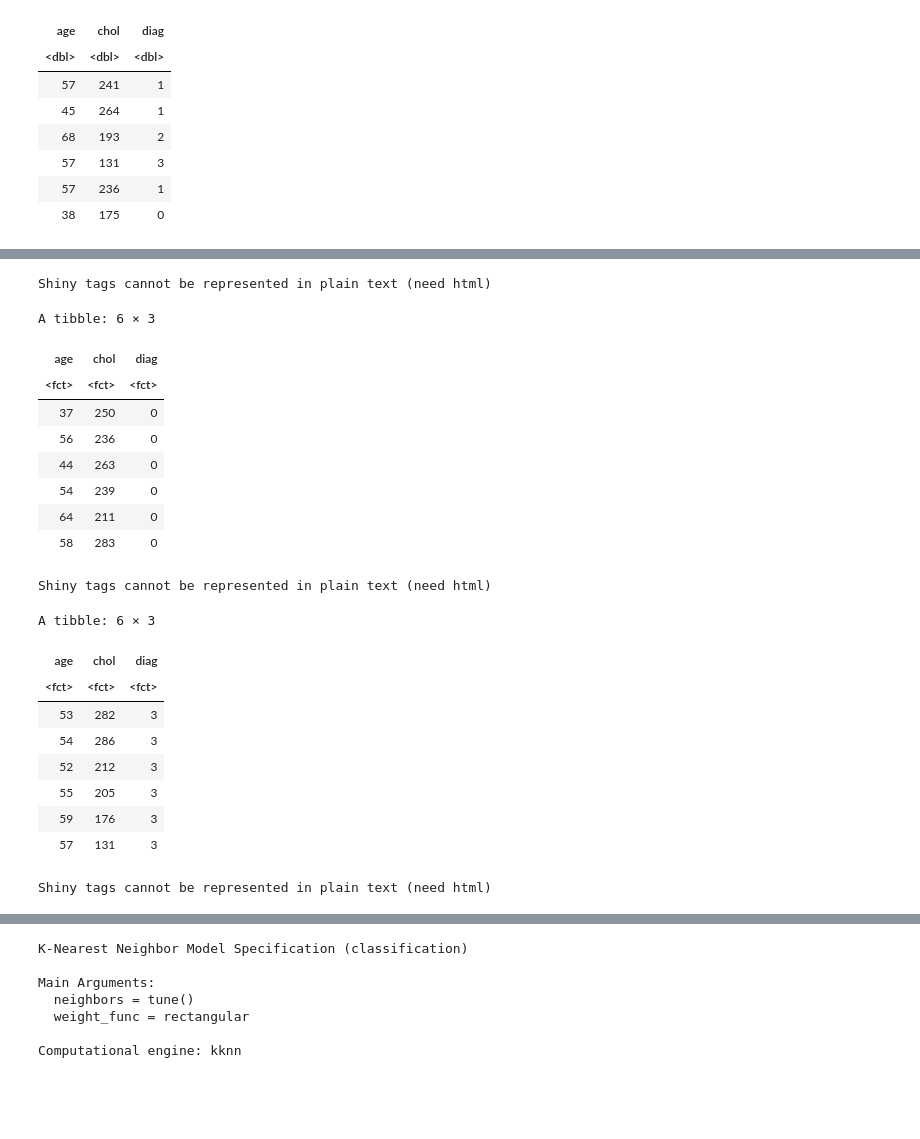
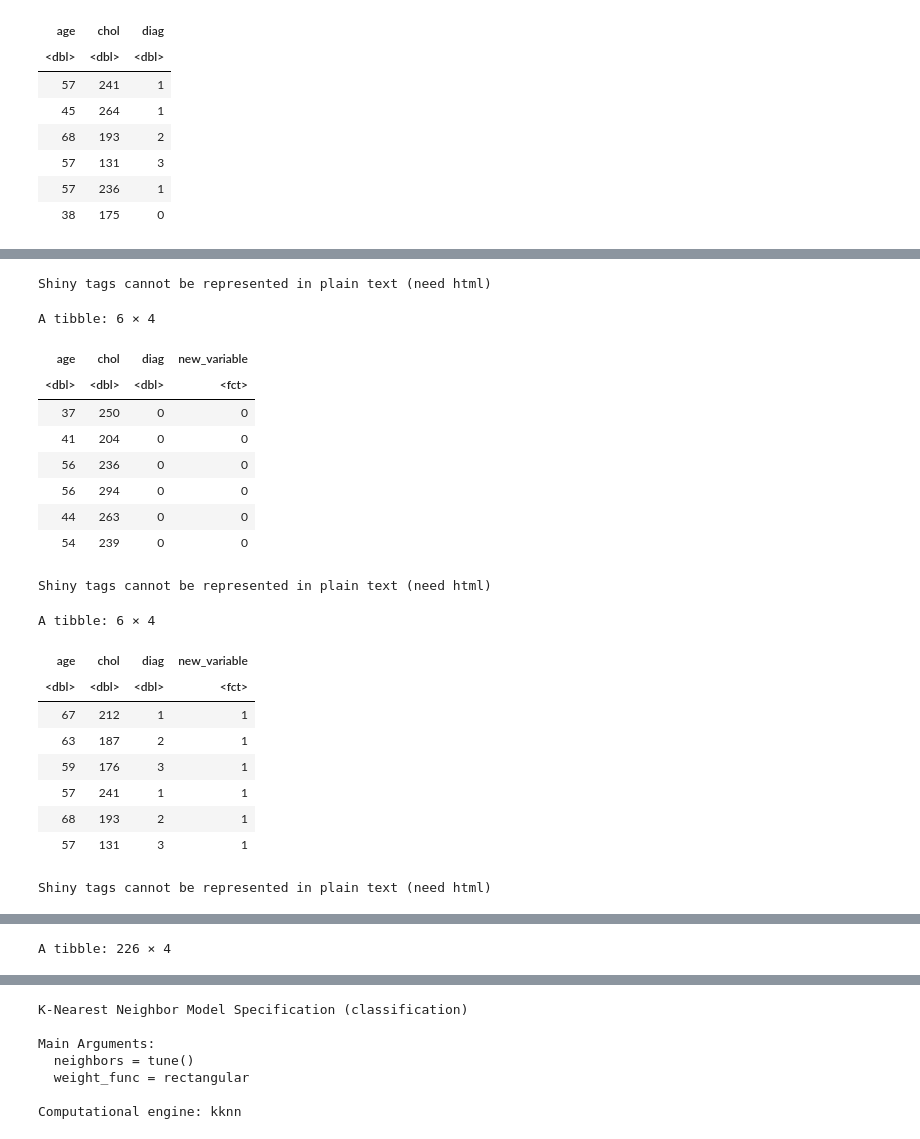
Before and after one commit to matthewzizek/dsci-100-project, a Jupyter notebook: GroupProjectReport.ipynb, the cells around one changed output, grey strips where cells are left out. Saved outputs shown, nothing was run; the diff lists cells and outputs as text; code cells hidden in the pictures; blank space fills up the shorter version.

```diff
--- a/GroupProjectReport.ipynb
+++ b/GroupProjectReport.ipynb
@@ -66,3 +89,9 @@ A tibble: 6 × 3
 | 57 | 131 | 3 |
 | 57 | 236 | 1 |
 | 38 | 175 | 0 |
+# %%
+# Create a new variable based on the condition
+cleveland$new_variable <- ifelse(cleveland$diag == 0, 0, 1)
+
+# Print the updated data frame
+print(cleveland)
@@ -70,7 +114,9 @@ A tibble: 6 × 3
 set.seed(1)
 
 # Splitting the data frame into training and testing datasets
-cleveland_split <- initial_split(cleveland, prop = 0.75, strata = diag)
+# cleveland$diag <- factor(cleveland$diag)
+cleveland$new_variable <- factor(cleveland$new_variable)
+cleveland_split <- initial_split(cleveland, prop = 0.75, strata = new_variable)
 
 cleveland_train <- training(cleveland_split)
 cleveland_test <- testing(cleveland_split)
@@ -81,58 +127,60 @@ strong("Table 4: ")
 tail(cleveland_train)
 
 # Creating a recipe
-cleveland_recipe <- recipe(diag ~ ., data = cleveland_train)
+cleveland_recipe <- recipe(new_variable ~ ., data = cleveland_train)
 
 strong("Table 5: ")
 cleveland_recipe <- cleveland_recipe |>
     step_scale(all_predictors()) |>
     step_center(all_predictors()) |>
     prep()
 cleveland_recipe
 
 scaled_cleveland <- bake(cleveland_recipe, cleveland_train)
 scaled_cleveland
 
-cleveland$age <- factor(cleveland$age)
-cleveland$chol <- factor(cleveland$chol)
-cleveland$diag <- factor(cleveland$diag)
+#cleveland$age <- factor(cleveland$age)
+#cleveland$chol <- factor(cleveland$chol)
+#cleveland$diag <- factor(cleveland$diag)
 
 #cleveland2 <- as.factor(cleveland2)
 
+#cleveland2$diag <- as.character(cleveland2$diag)
+
 # cleans and renames columns
 #for(i in 1:nrow(cleveland2)){
-   # if(cleveland2[i, 3] != "0") {
-   #     cleveland2[i, 3] <- "presence of disease"
-    #    } else {
-     #   cleveland2[i, 3] <- "no disease"
+    #if(cleveland2[i, 3] != "0") {
+        #cleveland2[i, 3] <- "presence of disease"
+        #} else {
+        #cleveland2[i, 3] <- "no disease"
     #}
     #}
 
 # summary of the dataset
 #strong("Table 5: ")
 #head(cleveland2)
 
 #strong("Table 6: ")
 #tail(cleveland2)
 # %% [output]
 Shiny tags cannot be represented in plain text (need html)
-A tibble: 6 × 3
+A tibble: 6 × 4
-| age | chol | diag |
-| <fct> | <fct> | <fct> |
-| 37 | 250 | 0 |
-| 56 | 236 | 0 |
-| 44 | 263 | 0 |
-| 54 | 239 | 0 |
-| 64 | 211 | 0 |
-| 58 | 283 | 0 |
+| age | chol | diag | new_variable |
+| <dbl> | <dbl> | <dbl> | <fct> |
+| 37 | 250 | 0 | 0 |
+| 41 | 204 | 0 | 0 |
+| 56 | 236 | 0 | 0 |
+| 56 | 294 | 0 | 0 |
+| 44 | 263 | 0 | 0 |
+| 54 | 239 | 0 | 0 |
 Shiny tags cannot be represented in plain text (need html)
-A tibble: 6 × 3
+A tibble: 6 × 4
-| age | chol | diag |
-| <fct> | <fct> | <fct> |
-| 53 | 282 | 3 |
-| 54 | 286 | 3 |
-| 52 | 212 | 3 |
-| 55 | 205 | 3 |
-| 59 | 176 | 3 |
-| 57 | 131 | 3 |
+| age | chol | diag | new_variable |
+| <dbl> | <dbl> | <dbl> | <fct> |
+| 67 | 212 | 1 | 1 |
+| 63 | 187 | 2 | 1 |
+| 59 | 176 | 3 | 1 |
+| 57 | 241 | 1 | 1 |
+| 68 | 193 | 2 | 1 |
+| 57 | 131 | 3 | 1 |
 Shiny tags cannot be represented in plain text (need html)
@@ -141,0 +204 @@ Caused by error in `prep()`:
+A tibble: 226 × 4
```
Also changed, not shown: parts of 10 cells of this notebook.
